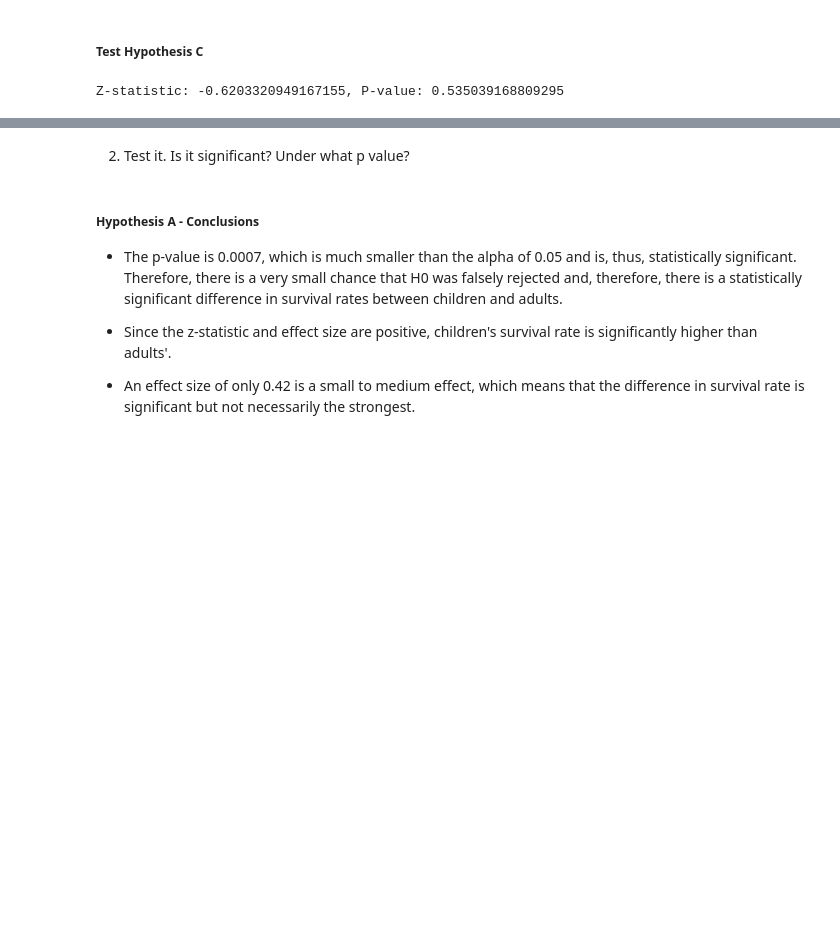
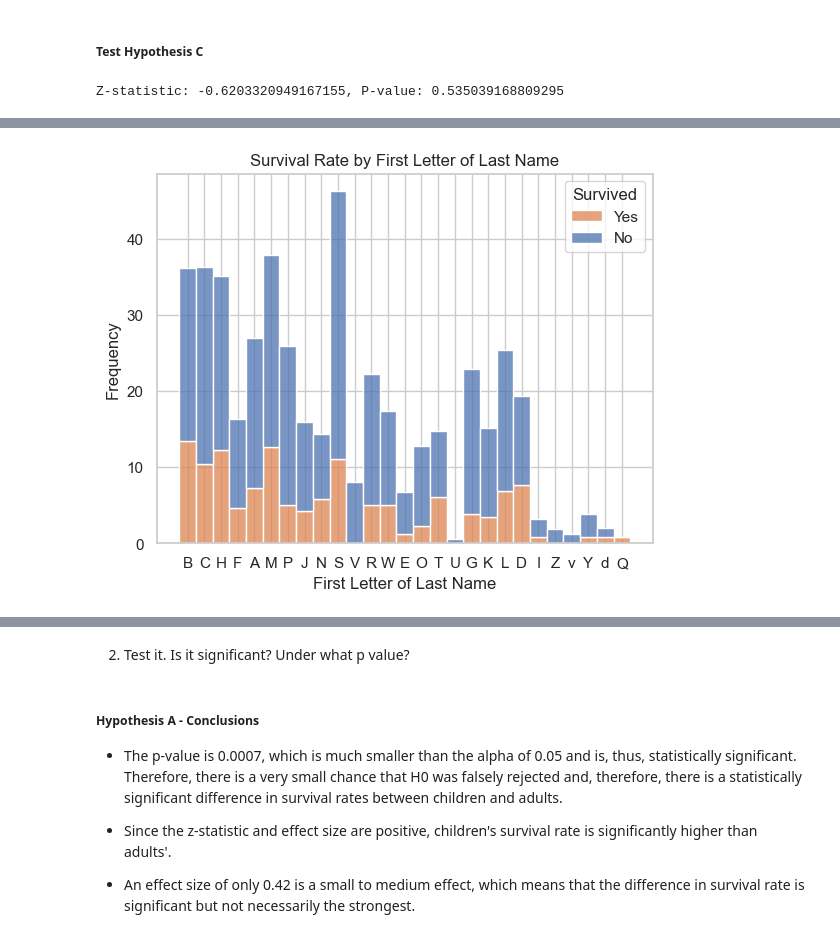
Before and after one commit to jordanriver/new_DS, a Jupyter notebook: Math/statistics/Inferential statistics.ipynb, the cells around one changed output, grey strips where cells are left out. Cells and saved outputs as stored; diff of their text form; code cells hidden in the pictures; blank space fills up the shorter version.

```diff
--- a/Math/statistics/Inferential statistics.ipynb
+++ b/Math/statistics/Inferential statistics.ipynb
@@ -1551,3 +1557,5 @@ print(f"Z-statistic: {z_statistic}, P-value: {p_value}")
 Z-statistic: -0.6203320949167155, P-value: 0.535039168809295
 # %%
 # Extracting the first letter of the 'Last Name' column
+titanic_df['First Letter'] = titanic_df['Last Name'].apply(lambda x: x[0] if x else None)
+titanic_df['First Letter'].value_counts()
@@ -1553,0 +1580,9 @@ Z-statistic: -0.6203320949167155, P-value: 0.535039168809295
+# %%
+sns.histplot(x='First Letter', hue='Survived', data=titanic_df, stat='frequency', multiple='stack')
+plt.title('Survival Rate by First Letter of Last Name')
+plt.xlabel('First Letter of Last Name')
+plt.ylabel('Frequency')
+plt.legend(title='Survived', labels=['Yes', 'No'])
+plt.show()
+# %% [output]
+[figure, added]
```
Also changed, not shown: parts of 23 cells of this notebook.
